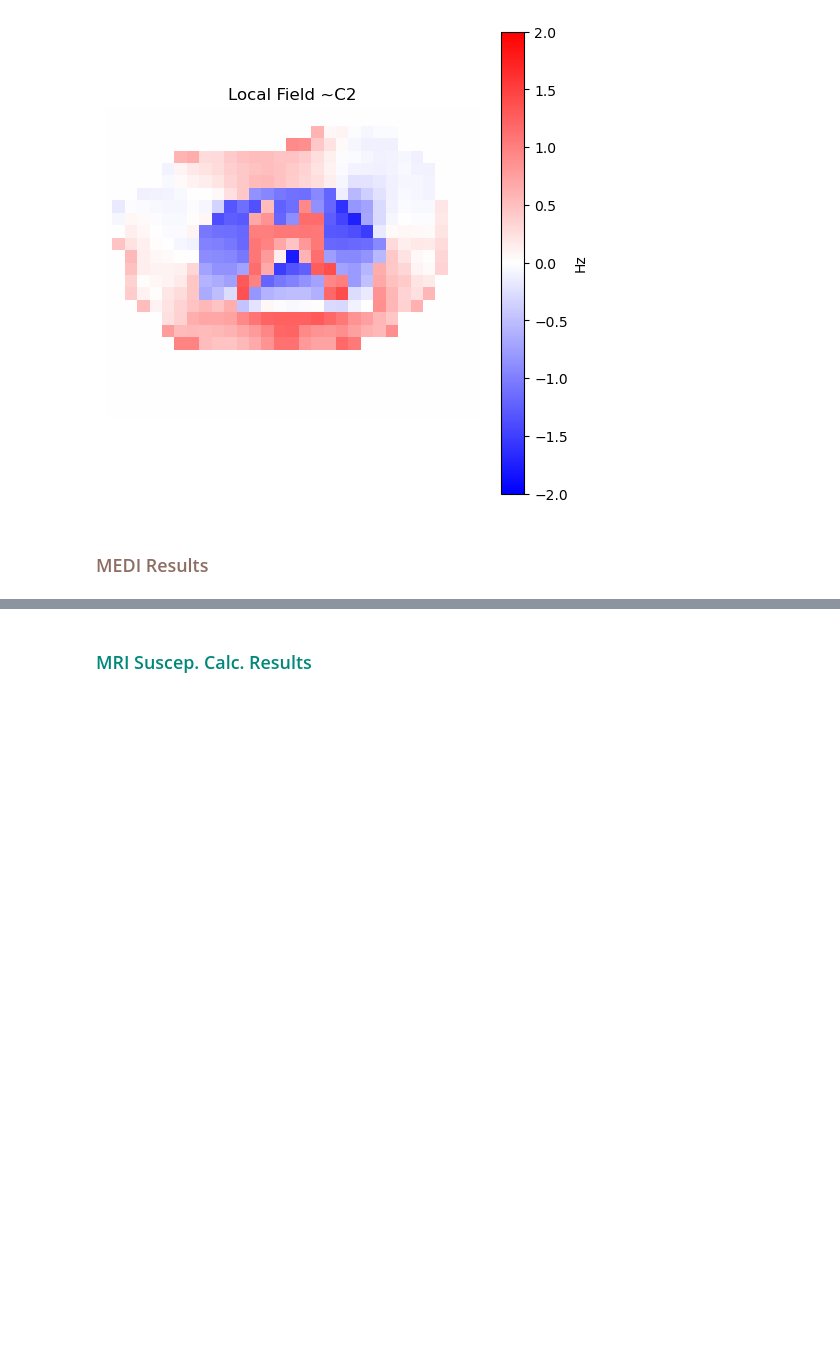
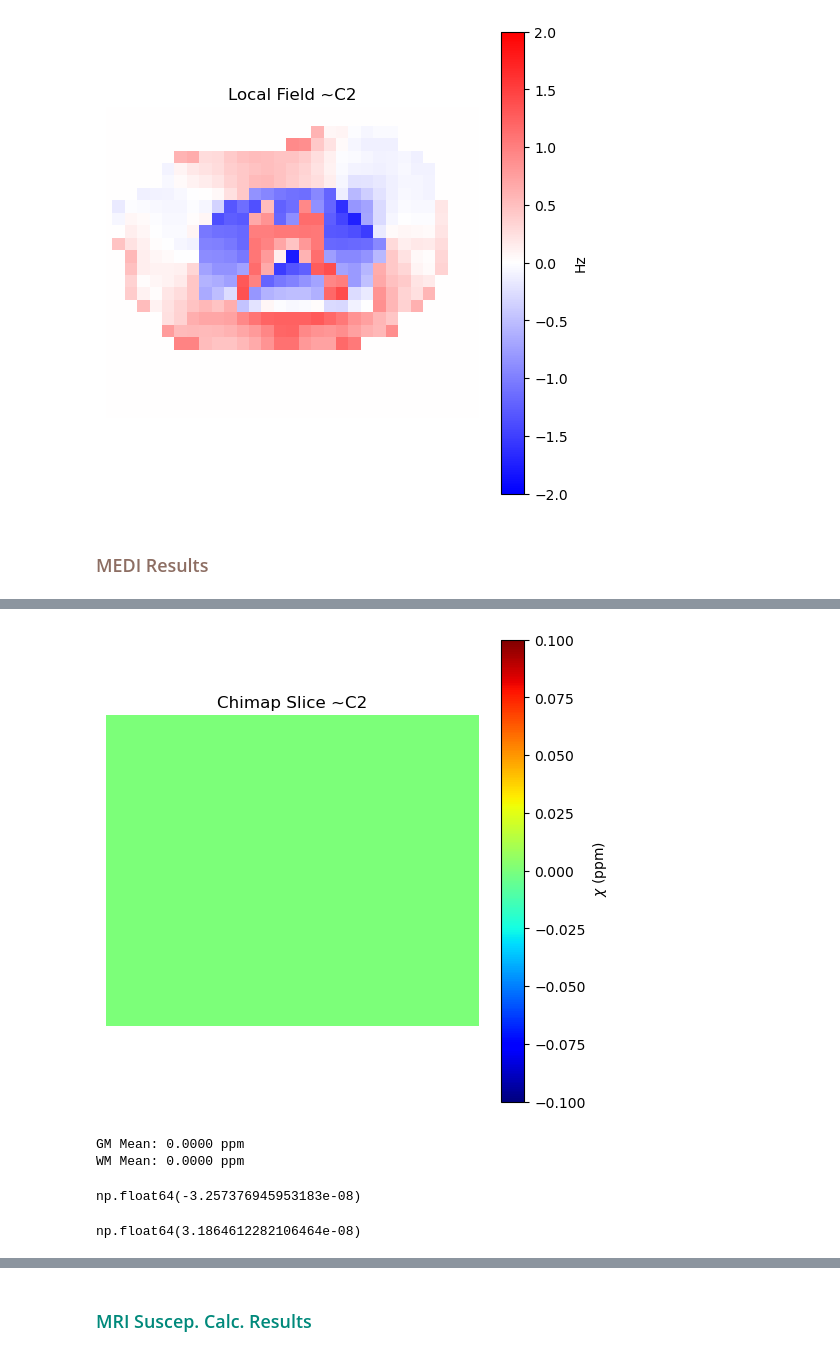
Before and after one commit to sriosq/Image-processing-strategies, a Jupyter notebook: qsm_testing/qsm_opt_testing.ipynb, the cells around one changed output, grey strips where cells are left out. Cells and saved outputs as stored; diff of their text form; code cells hidden in the pictures; blank space fills up the shorter version.

```diff
--- a/qsm_testing/qsm_opt_testing.ipynb
+++ b/qsm_testing/qsm_opt_testing.ipynb
@@ -164,0 +176,14 @@ utils.qsm_testing_display_slices.display_local_field(best_sharp_results_data, im
+# %%
+utils.qsm_testing_display_slices.display_qsm_slice(best_MEDI_smv_on_data, img_class="sim_ideal", slice_index=32, cmap_min=np.min(best_MEDI_smv_on_data), cmap_max=np.min(best_MEDI_smv_on_data))
+# %% [output]
+[figure, added]
+GM Mean: 0.0000 ppm
+WM Mean: 0.0000 ppm
+# %%
+np.min(best_MEDI_smv_off_test1_data)
+# %% [output]
+np.float64(-3.257376945953183e-08)
+# %%
+np.max(best_MEDI_smv_off_test1_data)
+# %% [output]
+np.float64(3.1864612282106464e-08)
```
Also changed, not shown: parts of 8 cells of this notebook, 4 other files.
